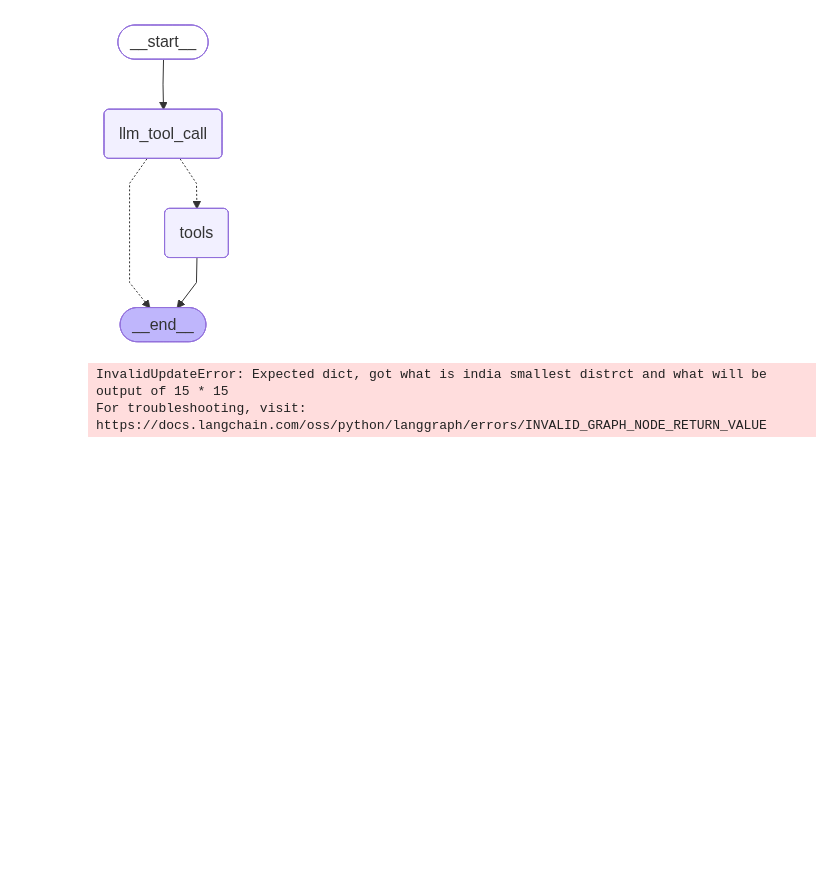
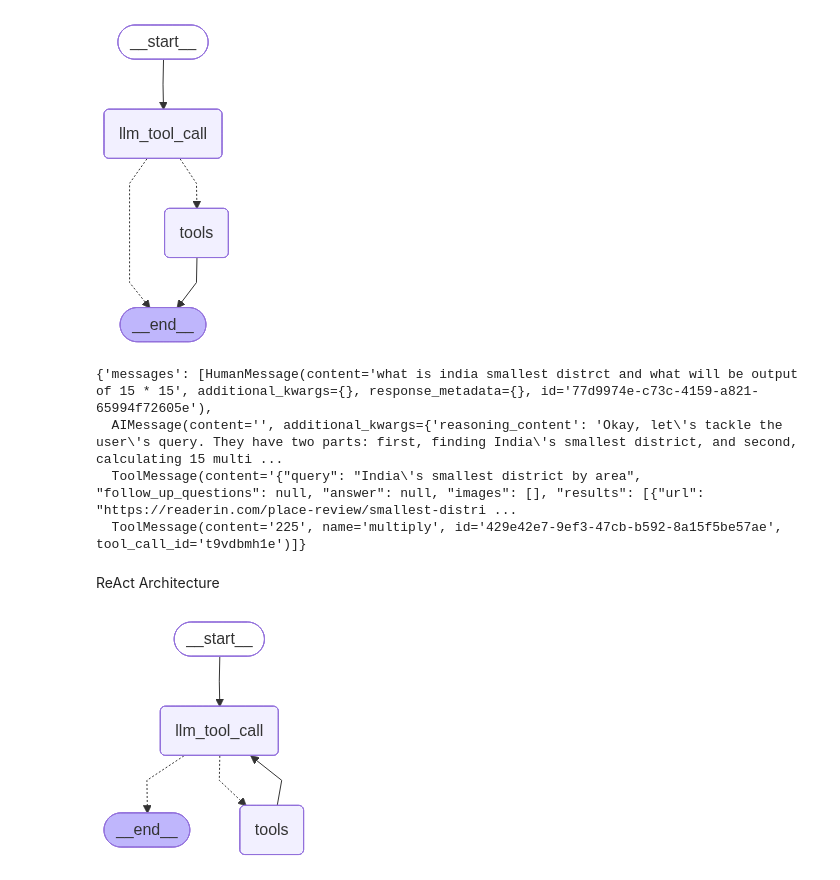
Before and after one commit to vsingh0809/langgraph-chatbot, a Jupyter notebook: basic_chatbot/basic_chatbot.ipynb, the cells around one changed output. Cells and saved outputs as stored; diff of their text form; code cells hidden in the pictures; blank space fills up the shorter version.

Commit message:
implementing basic ReAct Architecture

```diff
--- a/basic_chatbot/basic_chatbot.ipynb
+++ b/basic_chatbot/basic_chatbot.ipynb
@@ -101,8 +101,36 @@ except Exception:
 # %% [output]
 [figure]
 # %%
-response=graph.invoke({"messages":"("what is india smallest distrct and what will be output of 15 * 15""})
-response
+response=graph.invoke({"messages":"what is india smallest distrct and what will be output of 15 * 15"})
 # %% [output]
-InvalidUpdateError: Expected dict, got what is india smallest distrct and what will be output of 15 * 15
-For troubleshooting, visit: https://docs.langchain.com/oss/python/langgraph/errors/INVALID_GRAPH_NODE_RETURN_VALUE
+{'messages': [HumanMessage(content='what is india smallest distrct and what will be output of 15 * 15', additional_kwargs={}, response_metadata={}, id='77d9974e-c73c-4159-a821-65994f72605e'),
+  AIMessage(content='', additional_kwargs={'reasoning_content': 'Okay, let\'s tackle the user\'s query. They have two parts: first, finding India\'s smallest district, and second, calculating 15 multi ...
+  ToolMessage(content='{"query": "India\'s smallest district by area", "follow_up_questions": null, "answer": null, "images": [], "results": [{"url": "https://readerin.com/place-review/smallest-distri ...
+  ToolMessage(content='225', name='multiply', id='429e42e7-9ef3-47cb-b592-8a15f5be57ae', tool_call_id='t9vdbmh1e')]}
+# %% [markdown]
+ReAct Architecture
+# %%
+from langgraph.graph import StateGraph,START,END
+from langgraph.prebuilt import ToolNode,tools_condition
+
+graph_builder=StateGraph(State)
+
+def llm_tool_call(state:State):
+    return {"messages":llm_bind_with_tools.invoke(state["messages"])}
+
+graph_builder.add_node("llm_tool_call",llm_tool_call)
+graph_builder.add_node("tools",ToolNode(tools))
+
+graph_builder.add_edge(START,"llm_tool_call")
+graph_builder.add_conditional_edges("llm_tool_call",tools_condition)
+graph_builder.add_edge("tools","llm_tool_call")
+graph =graph_builder.compile()
+# %%
+from IPython.display import display,Image
+
+try:
+    display(Image(graph.get_graph().draw_mermaid_png()))
+except Exception:
+    pass
+# %% [output]
+[figure, added]
```
